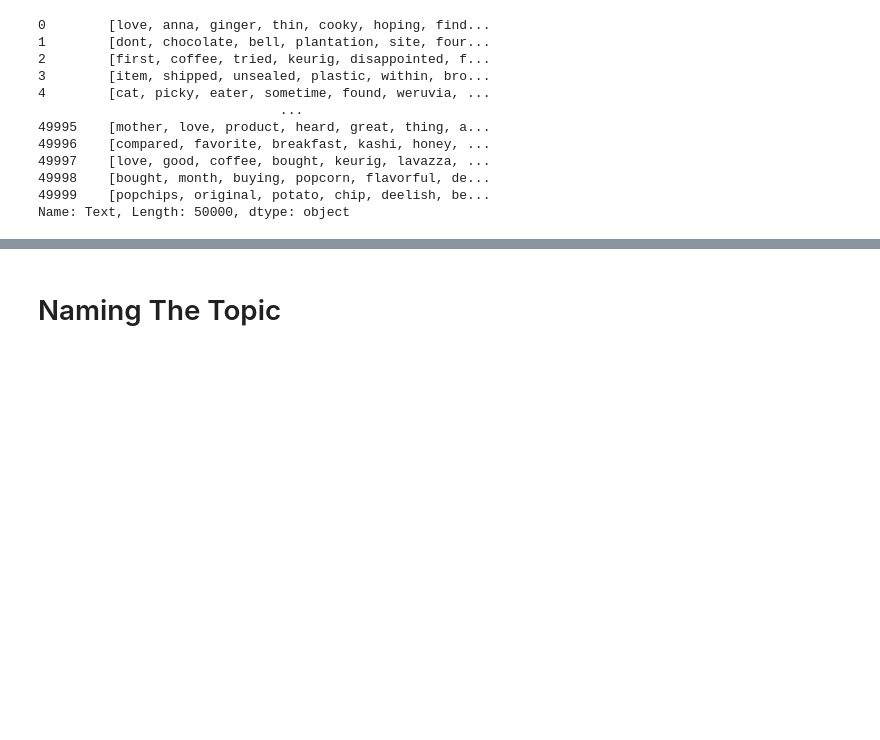
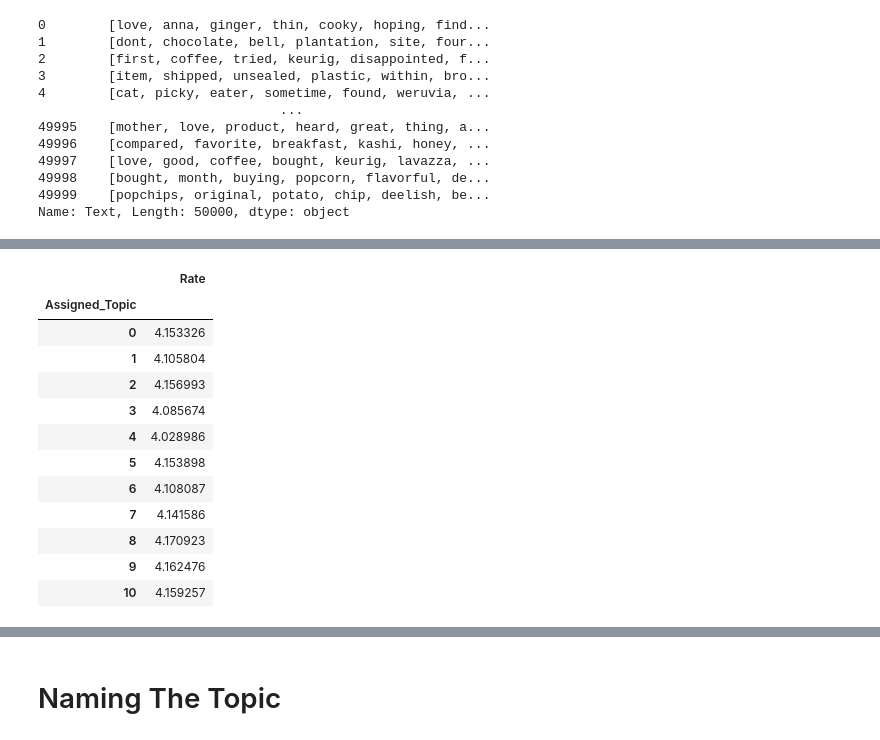
Before and after one commit to dunp7/Extract-Marketing-Information-NLP-, a Jupyter notebook: LDA.ipynb, the cells around one changed output, grey strips where cells are left out. Saved outputs shown, nothing was run; the diff lists cells and outputs as text; code cells hidden in the pictures; blank space fills up the shorter version.

```diff
--- a/LDA.ipynb
+++ b/LDA.ipynb
@@ -249,0 +284,18 @@ model_topics = chosen_model.show_topics(formatted=False)
+# %%
+average_rates = df.groupby('Assigned_Topic')[['Rate']].mean()
+# %%
+average_rates
+# %% [output]
+|  | Rate |
+| Assigned_Topic |  |
+| 0 | 4.153326 |
+| 1 | 4.105804 |
+| 2 | 4.156993 |
+| 3 | 4.085674 |
+| 4 | 4.028986 |
+| 5 | 4.153898 |
+| 6 | 4.108087 |
+| 7 | 4.141586 |
+| 8 | 4.170923 |
+| 9 | 4.162476 |
+| 10 | 4.159257 |
```
Also changed, not shown: parts of 18 cells of this notebook.
